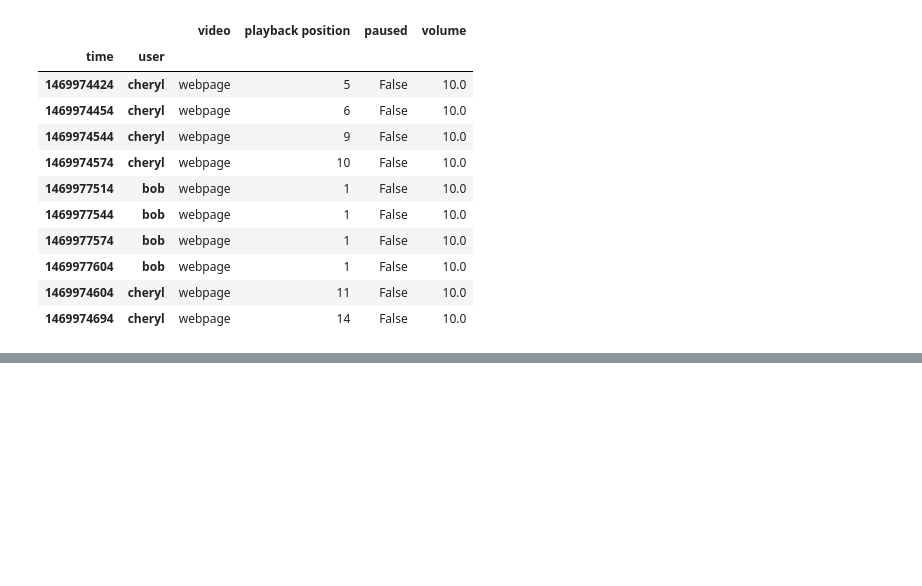
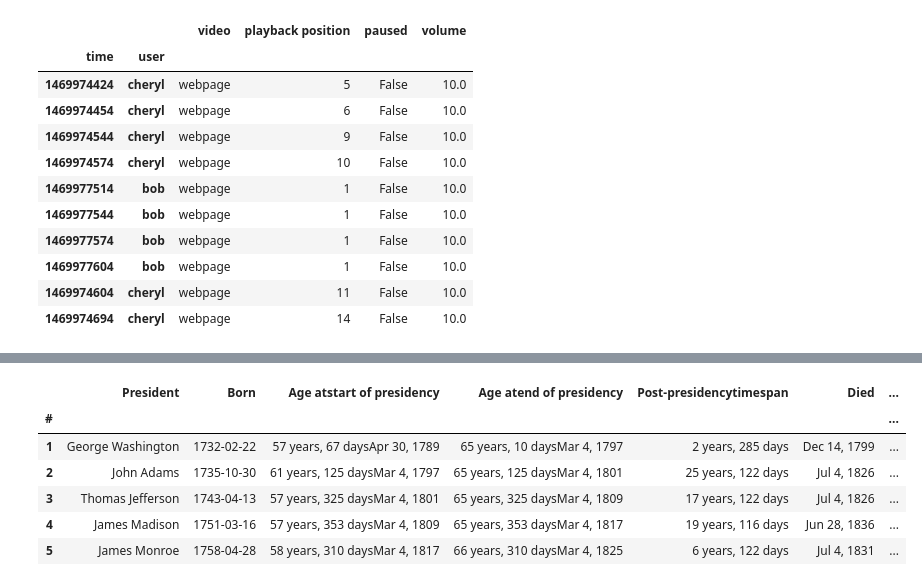
Before and after one commit to shreymusician/data-science-journey, a Jupyter notebook: module 2/dataframes.ipynb, the cells around one changed output, grey strips where cells are left out. Cells and saved outputs as stored; diff of their text form; code cells hidden in the pictures; blank space fills up the shorter version.

Commit message:
Completed Module 2 Assignment

```diff
--- a/module 2/dataframes.ipynb
+++ b/module 2/dataframes.ipynb
@@ -994,0 +1010,7 @@ del df['Last Name']
+# %%
+# So that looks pretty nice, other than the column names. But if we name the groups we get named columns out
+pattern="(?P<First>^[\w]*)(?:.* )(?P<Last>[\w]*$)"
+
+# Now call extract
+names=df["President"].str.extract(pattern).head()
+names
@@ -994,0 +1025,5 @@ del df['Last Name']
+# %%
+# And we can just copy these into our main dataframe if we want to
+df["First"]=names["First"]
+df["Last"]=names["Last"]
+df.head()
@@ -994,0 +1038,5 @@ del df['Last Name']
+# %%
+# Now lets move on to clean up that Born column. First, let's get rid of anything that isn't in the
+# pattern of Month Day and Year.
+df["Born"]=df["Born"].str.extract("([\w]{3} [\w]{1,2}, [\w]{4})")
+df["Born"].head()
@@ -994,0 +1051,5 @@ del df['Last Name']
+# %%
+# We can use date-time data module, which was earlier used for financial operations
+
+df["Born"] = pd.to_datetime(df['Born'])
+df['Born'].head()
@@ -994,0 +1064,10 @@ del df['Last Name']
+# %%
+df.head()
+# %% [output]
+|  | President | Born | Age atstart of presidency | Age atend of presidency | Post-presidencytimespan | Died | ... |
+| # |  |  |  |  |  |  | ... |
+| 1 | George Washington | 1732-02-22 | 57 years, 67 daysApr 30, 1789 | 65 years, 10 daysMar 4, 1797 | 2 years, 285 days | Dec 14, 1799 | ... |
+| 2 | John Adams | 1735-10-30 | 61 years, 125 daysMar 4, 1797 | 65 years, 125 daysMar 4, 1801 | 25 years, 122 days | Jul 4, 1826 | ... |
+| 3 | Thomas Jefferson | 1743-04-13 | 57 years, 325 daysMar 4, 1801 | 65 years, 325 daysMar 4, 1809 | 17 years, 122 days | Jul 4, 1826 | ... |
+| 4 | James Madison | 1751-03-16 | 57 years, 353 daysMar 4, 1809 | 65 years, 353 daysMar 4, 1817 | 19 years, 116 days | Jun 28, 1836 | ... |
+| 5 | James Monroe | 1758-04-28 | 58 years, 310 daysMar 4, 1817 | 66 years, 310 daysMar 4, 1825 | 6 years, 122 days | Jul 4, 1831 | ... |
```
Also changed, not shown: parts of 7 cells of this notebook.
